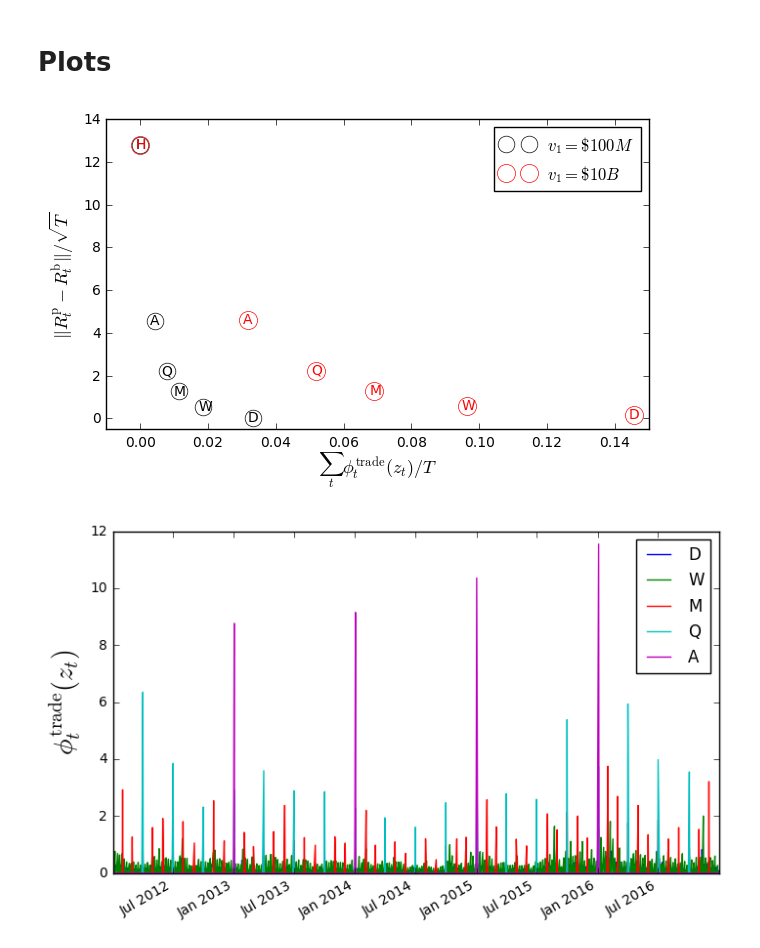
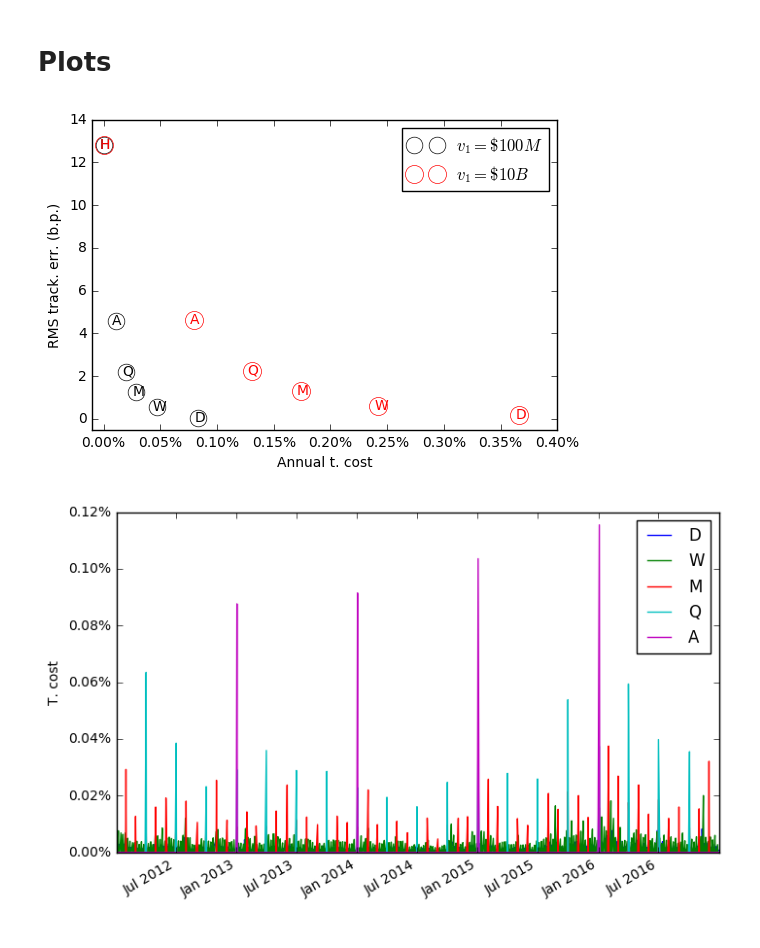
Before and after one commit to cvxgrp/cvxportfolio, a Jupyter notebook: BasicExample.ipynb, the cells around one changed output. Drawn from its saved outputs; the diff is of its cells as text; code cells hidden in the pictures.

```diff
--- a/BasicExample.ipynb
+++ b/BasicExample.ipynb
@@ -127,40 +131,56 @@ print(table.to_latex(float_format='%.2f', escape=False))
 # %% [markdown]
 # Plots
 # %%
-plt.figure(figsize=(7,4))
+plt.figure(figsize=(6,4))
 colors=['k','r']
-offsetx = 0.0015
+offsetx = 0.0035
 offsety = 0.15
-data=table.ix[:,2:]
+data=table.ix[:,:]
 
 for j,initval in enumerate(data.index.levels[0]):
-    x=data.loc[initval].ix[:,0].values
-    y=data.loc[initval].ix[:,1].values
+    x=data.loc[initval].ix[:,1].values
+    y=data.loc[initval].ix[:,2].values
     line,=plt.plot(x,y, colors[j]+'o',
                    markersize=12+j,
                    fillstyle='none',
                    label='$v_1 = %s$'%initval)
     for i in range(len(x)):
         plt.text(x[i]-offsetx,y[i]-offsety, data.index.levels[1][i],color=colors[j] )
 
 
 plt.legend(loc='upper right')
-plt.xlabel(r'$\sum_t \phi_t^{\mathrm{trade}}(z_t)/T$',fontsize=13)
+plt.ylabel(r'RMS track. err. (b.p.)')
+
+import matplotlib.ticker as mtick
 ax = plt.gca()
-ax.xaxis.set_label_coords(.5, -0.065)
+fmt = '%.2f%%' # Format you want the ticks, e.g. '40%'
+xticks = mtick.FormatStrFormatter(fmt)
+ax.xaxis.set_major_formatter(xticks)
 
-plt.ylabel(r'$\|R^\mathrm{p}_t - R^\mathrm{b}_t\|/\sqrt{T}$',fontsize=13)
-plt.xlim([-0.01,0.15])
+# fmt = '%d b.p.' # Format you want the ticks, e.g. '40%'
+# yticks = mtick.FormatStrFormatter(fmt)
+# ax.yaxis.set_major_formatter(yticks)
+
+
+#ax.xaxis.set_label_coords(.5, -0.065)
+plt.xlabel(r'Annual t. cost')
+plt.xlim([-0.01,0.4])
 plt.ylim([- 0.5, 14])
 plt.savefig(plotdir+'basic_frontier.png')
 # %% [output]
-[figure, old version]
+[figure, new version]
 # %%
-res.loc[:, '\$10B'].apply(lambda x: 10000*x.simulator_TcostModel.sum(1)/x.v).T.ix[:,:-1].plot(figsize=(8,5))
-plt.ylabel("$\phi_t^{\mathrm{trade}}(z_t)$",fontsize=20)
+res.loc[:, '\$10B'].apply(lambda x: 100*x.simulator_TcostModel.sum(1)/x.v).T.ix[:,:-1].plot(figsize=(8,5))
+import matplotlib.ticker as mtick
+ax = plt.gca()
+ax.yaxis.set_major_formatter(mtick.FormatStrFormatter('%.2f%%'))
+
+#plt.ylabel("$\phi_t^{\mathrm{trade}}(z_t)$",fontsize=20)
+plt.ylabel("T. cost")
+
 plt.savefig(plotdir+'basic_example_tcost_time.png')
 # %% [output]
-[figure, old version]
+[figure, new version]
 # %%
 # for k,results in res.loc['D'].iteritems():
 #     plt.figure()
```
Also changed, not shown: parts of 3 cells of this notebook, 2 other files.
